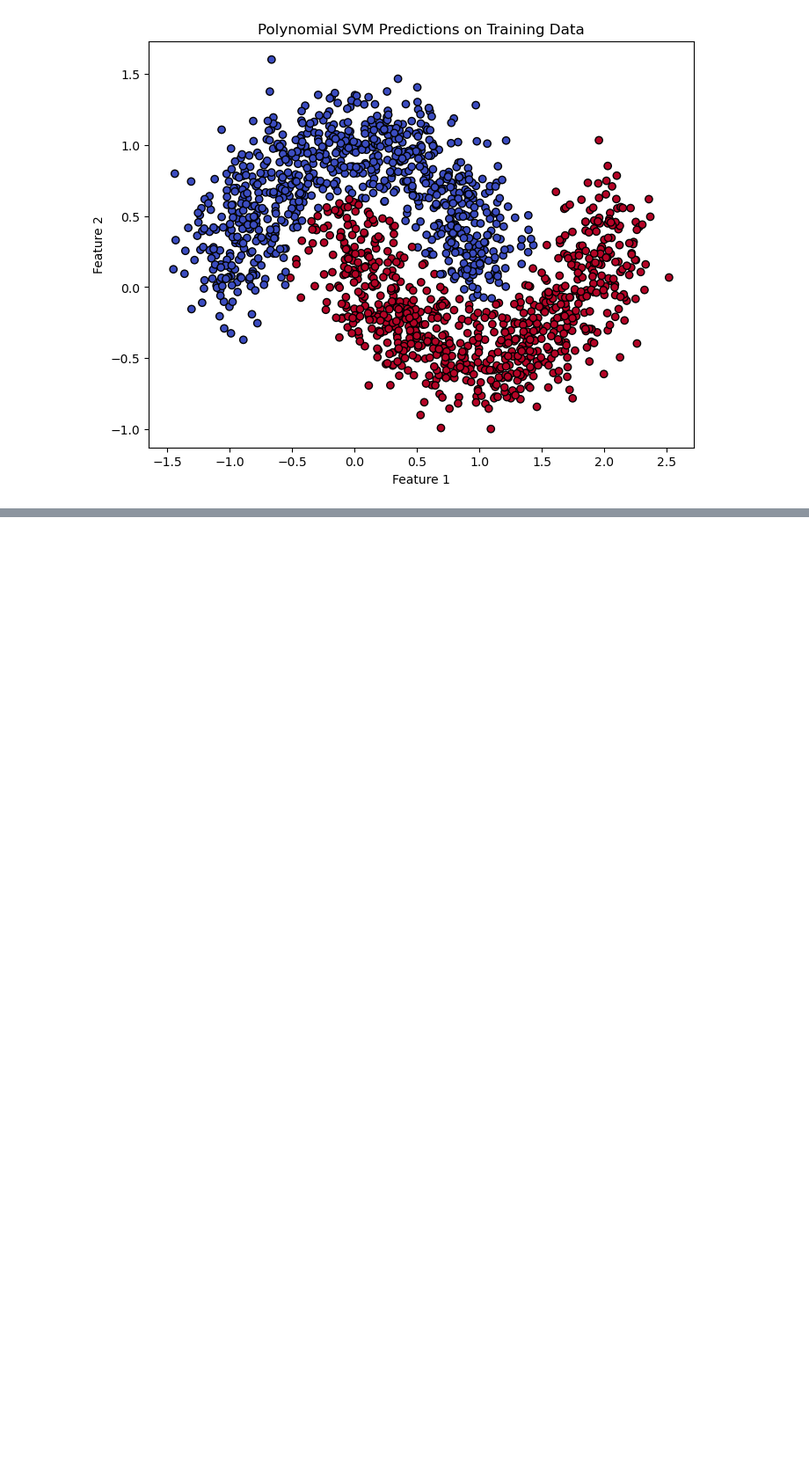
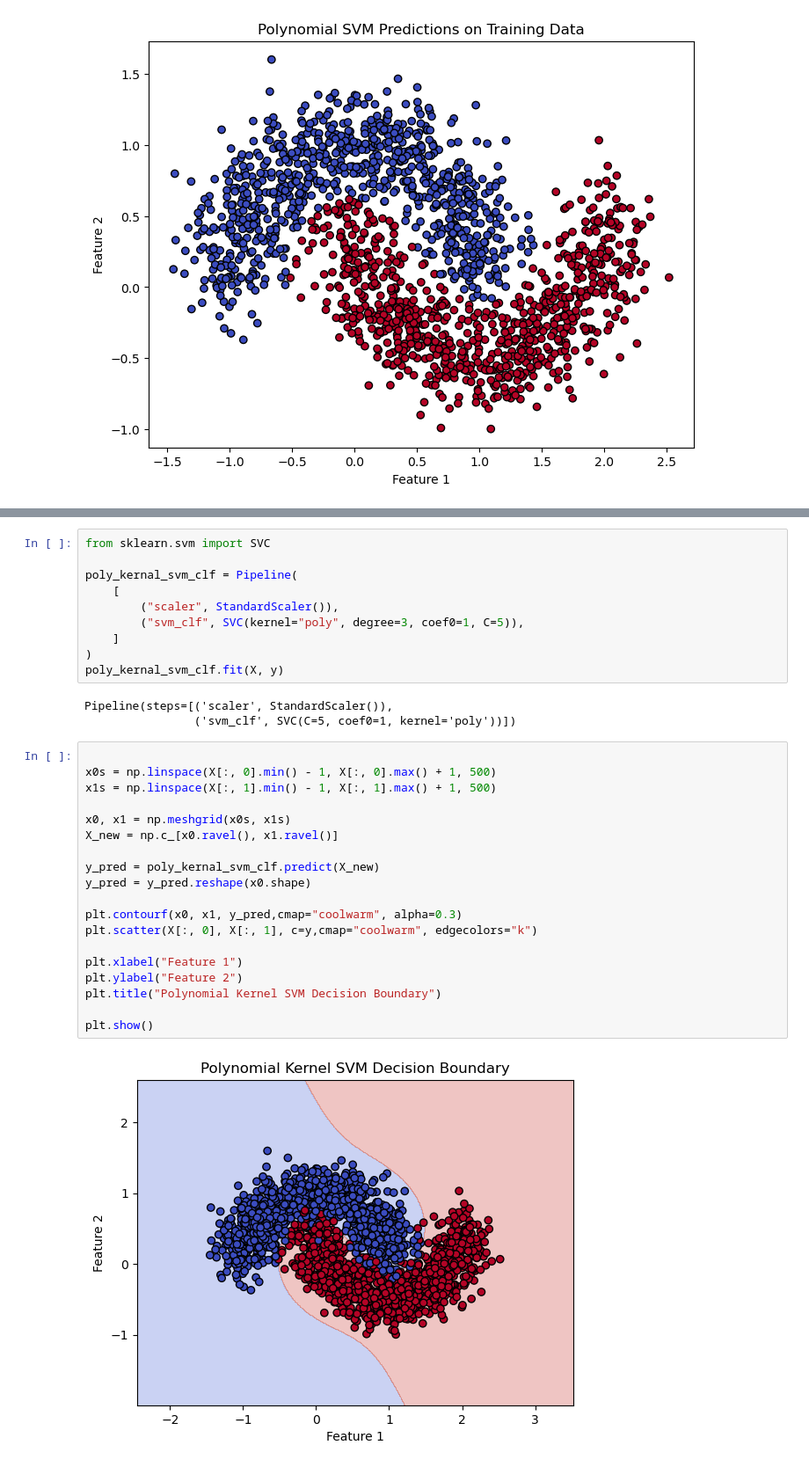
Before and after one commit to Haji-Suleman/SVM_Learning, a Jupyter notebook: SVM_machine.ipynb, the cells around one changed output, grey strips where cells are left out. Shown at 88% size. Cells and saved outputs as stored; diff of their text form; blank space fills up the shorter version.

```diff
--- a/SVM_machine.ipynb
+++ b/SVM_machine.ipynb
@@ -104,0 +105,34 @@ plt.show()
+# %%
+from sklearn.svm import SVC
+
+poly_kernal_svm_clf = Pipeline(
+    [
+        ("scaler", StandardScaler()),
+        ("svm_clf", SVC(kernel="poly", degree=3, coef0=1, C=5)),
+    ]
+)
+poly_kernal_svm_clf.fit(X, y)
+# %% [output]
+Pipeline(steps=[('scaler', StandardScaler()),
+                ('svm_clf', SVC(C=5, coef0=1, kernel='poly'))])
+# %%
+
+x0s = np.linspace(X[:, 0].min() - 1, X[:, 0].max() + 1, 500)
+x1s = np.linspace(X[:, 1].min() - 1, X[:, 1].max() + 1, 500)
+
+x0, x1 = np.meshgrid(x0s, x1s)
+X_new = np.c_[x0.ravel(), x1.ravel()]
+
+y_pred = poly_kernal_svm_clf.predict(X_new)
+y_pred = y_pred.reshape(x0.shape)
+
+plt.contourf(x0, x1, y_pred,cmap="coolwarm", alpha=0.3)
+plt.scatter(X[:, 0], X[:, 1], c=y,cmap="coolwarm", edgecolors="k")
+
+plt.xlabel("Feature 1")
+plt.ylabel("Feature 2")
+plt.title("Polynomial Kernel SVM Decision Boundary")
+
+plt.show()
+# %% [output]
+[figure, added]
```
Also changed, not shown: parts of 2 cells of this notebook, 2 other files.
